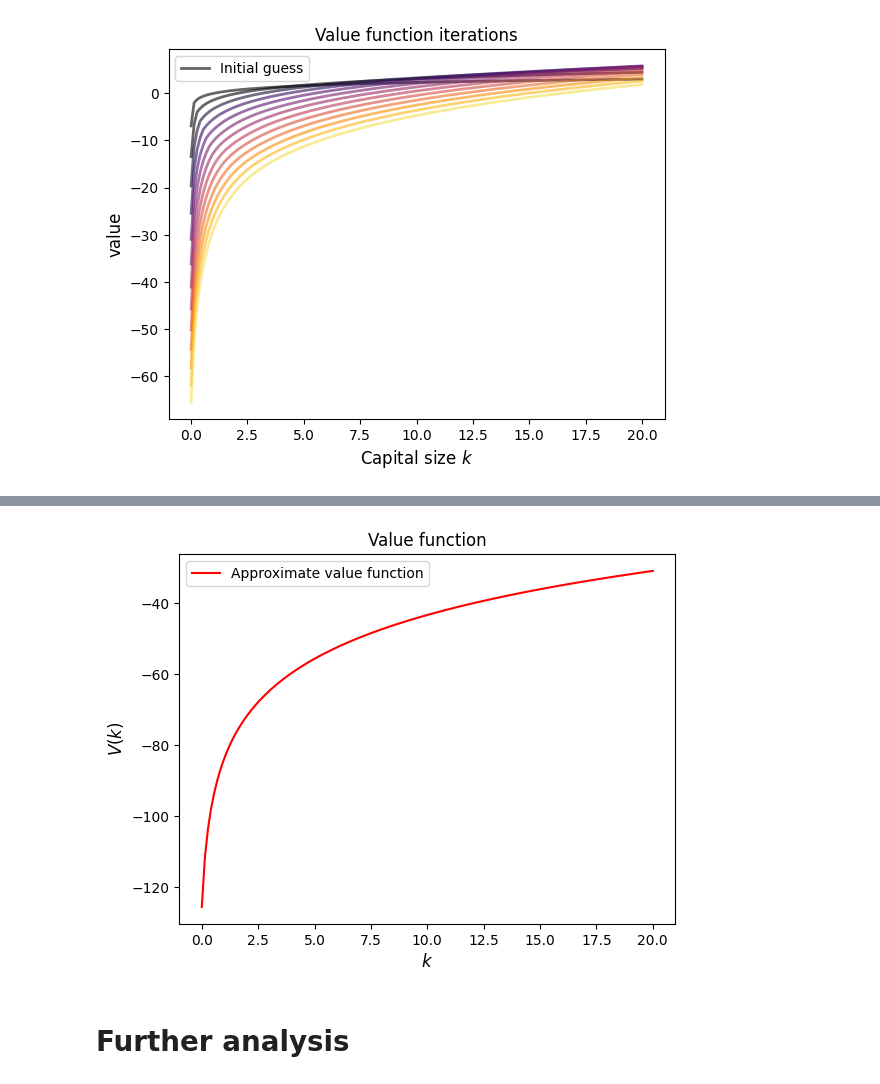
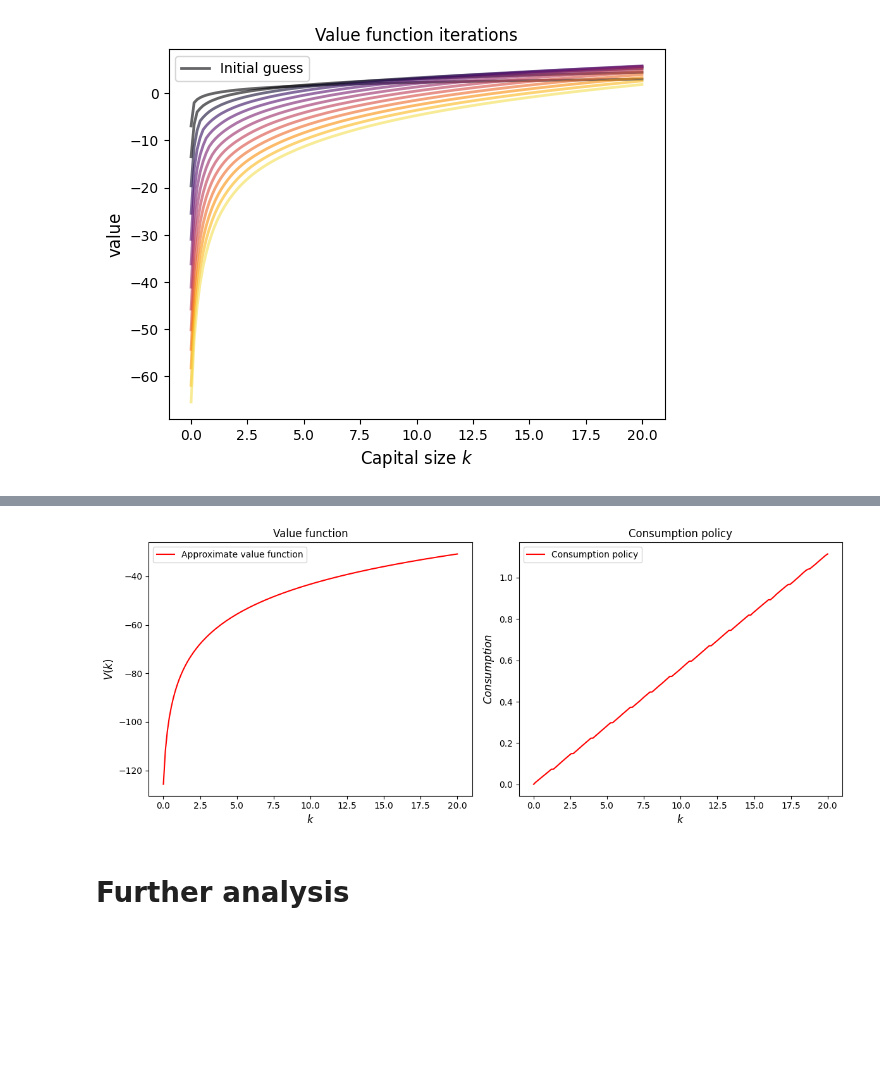
Before and after one commit to NumEconCopenhagen/projects-2024-jacobogmads, a Jupyter notebook: modelproject/modelproject.ipynb, the cells around one changed output, grey strips where cells are left out. Cells and saved outputs as stored; diff of their text form; code cells hidden in the pictures; blank space fills up the shorter version.

```diff
--- a/modelproject/modelproject.ipynb
+++ b/modelproject/modelproject.ipynb
@@ -128,7 +128,7 @@ plt.show()
 # %% [output]
 [figure]
 # %%
-v = compute_value_function(ce)
+v, policy = compute_value_and_policy(ce)
 # %% [output]
 Error at iteration 1 is 6.532637552368996.
 Error at iteration 2 is 6.173342486988702.
@@ -148,16 +148,26 @@ Error at iteration 197 is 9.993624588844341e-05.
 
 Converged in 197 iterations.
 # %%
-fig, ax = plt.subplots()
+# Plot the value function
+fig, ax = plt.subplots(1, 2, figsize=(12, 5))
 
-ax.plot(k_grid, v, label='Approximate value function', color='red')
-ax.set_ylabel('$V(k)$', fontsize=12)
-ax.set_xlabel('$k$', fontsize=12)
-ax.set_title('Value function')
-ax.legend()
+ax[0].plot(k_grid, v, label='Approximate value function', color="red")
+ax[0].set_ylabel('$V(k)$', fontsize=12)
+ax[0].set_xlabel('$k$', fontsize=12)
+ax[0].set_title('Value function')
+ax[0].legend()
+
+# Plot the consumption policy
+ax[1].plot(k_grid, policy, label='Consumption policy', color="red")
+ax[1].set_ylabel('$Consumption$', fontsize=12)
+ax[1].set_xlabel('$k$', fontsize=12)
+ax[1].set_title('Consumption policy')
+ax[1].legend()
+
+plt.tight_layout()
 plt.show()
 # %% [output]
-[figure, old version]
+[figure, new version]
 # %% [markdown]
 # Further analysis
 # %% [markdown]
```
Also changed, not shown: parts of 1 cell of this notebook, 1 other file.
